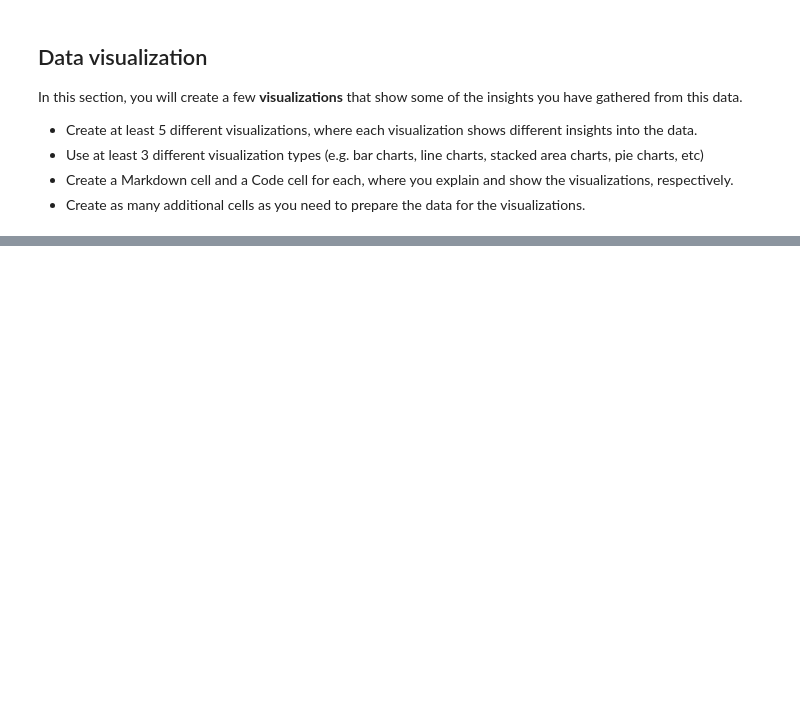
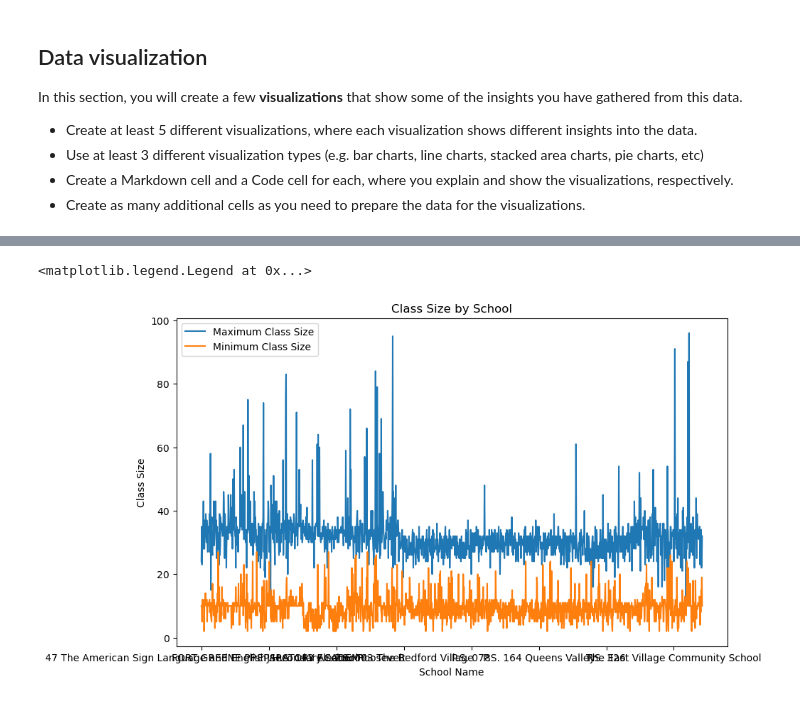
Before and after one commit to ShreyaJakharC/pythonPandasAnalysis, a Jupyter notebook: analysis.ipynb, the cells around one changed output, grey strips where cells are left out. Saved outputs shown, nothing was run; the diff lists cells and outputs as text; code cells hidden in the pictures; blank space fills up the shorter version.

```diff
--- a/analysis.ipynb
+++ b/analysis.ipynb
@@ -76,0 +224,16 @@ In this section, you will create a few **visualizations** that show some of the
+# %%
+
+minimum_class_size = df3.groupby('SCHOOL NAME')['SIZE OF SMALLEST CLASS'].min()
+maximum_class_size = df3.groupby('SCHOOL NAME')['SIZE OF LARGEST CLASS'].max()
+
+maximum_class_size.plot(kind='line', x='SCHOOL NAME', y='SIZE OF LARGEST CLASS', label='Maximum Class Size', figsize=(10, 6))
+minimum_class_size.plot(kind='line', x='SCHOOL NAME', y='SIZE OF SMALLEST CLASS', label='Minimum Class Size')
+
+# Add a title, x-axis label, y-axis label, and legend
+plt.title('Class Size by School')
+plt.xlabel('School Name')
+plt.ylabel('Class Size')
+plt.legend()
+# %% [output]
+<matplotlib.legend.Legend at 0x...>
+[figure, added]
```
Also changed, not shown: parts of 20 cells of this notebook, 1 other file.
